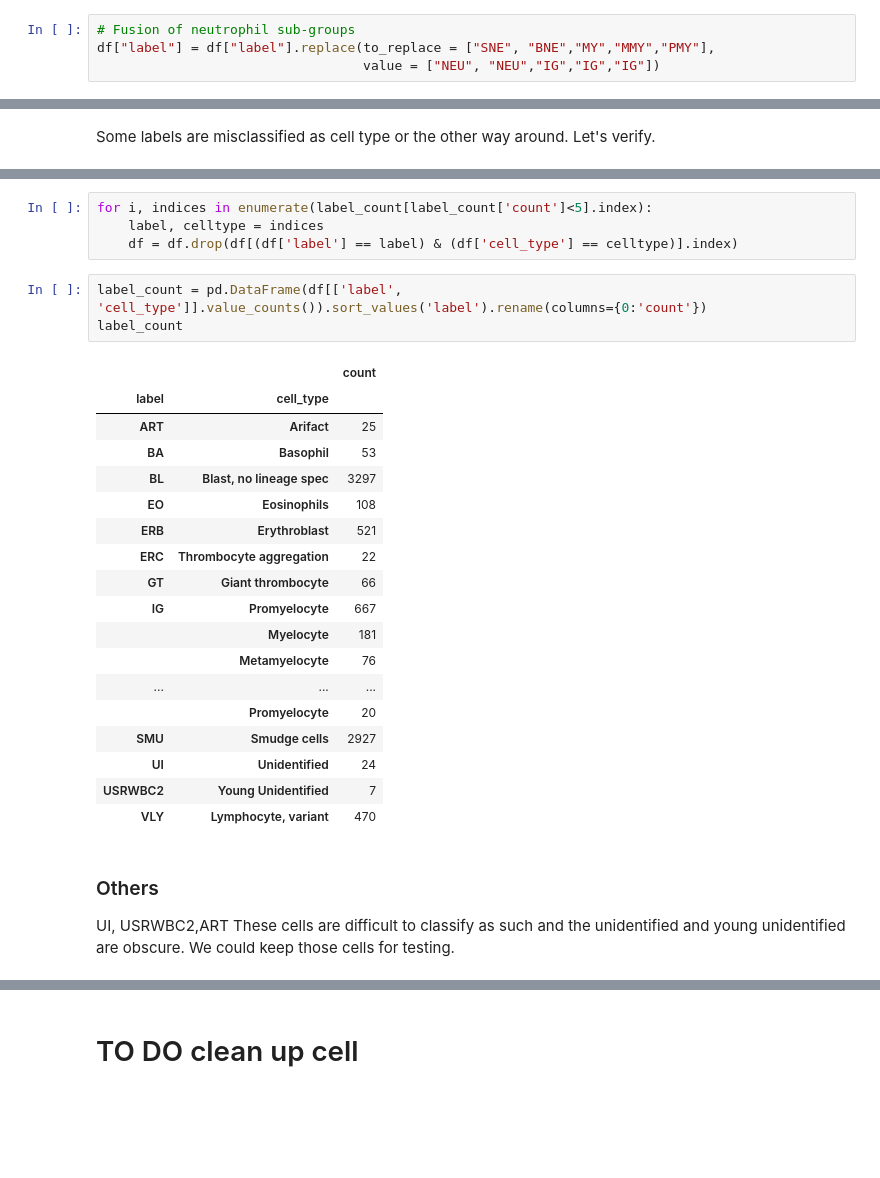
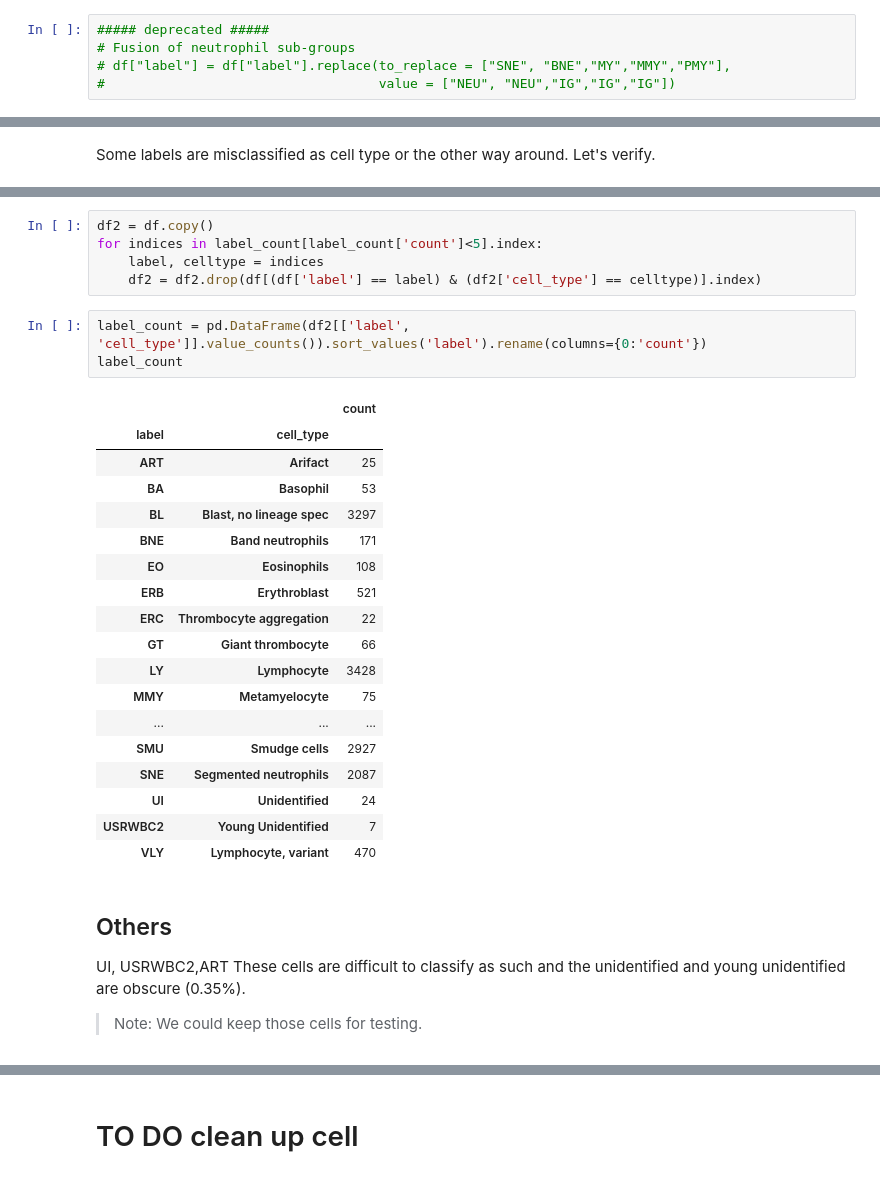
Before and after one commit to Marie-anneMawhin/Leukopy, a Jupyter notebook: notebooks/cleaning/Importer_PBC_AML_APL.ipynb, the cells around one changed output, grey strips where cells are left out. Cells and saved outputs as stored; diff of their text form; blank space fills up the shorter version.

```diff
--- a/notebooks/cleaning/Importer_PBC_AML_APL.ipynb
+++ b/notebooks/cleaning/Importer_PBC_AML_APL.ipynb
@@ -140,9 +151,10 @@ There is no label `PLT`
 # %% [markdown]
 Let's merge the class as in the healthy dataset:
 # %%
+##### deprecated #####
 # Fusion of neutrophil sub-groups
-df["label"] = df["label"].replace(to_replace = ["SNE", "BNE","MY","MMY","PMY"],
-                                  value = ["NEU", "NEU","IG","IG","IG"])
+# df["label"] = df["label"].replace(to_replace = ["SNE", "BNE","MY","MMY","PMY"],
+#                                   value = ["NEU", "NEU","IG","IG","IG"])
 # %% [markdown]
 # other labels
 
@@ -219,30 +213,32 @@ Most of the cell that are badly classified show 2 cells. We will exclude those v
 # %%
-for i, indices in enumerate(label_count[label_count['count']<5].index):
+df2 = df.copy()
+for indices in label_count[label_count['count']<5].index:
     label, celltype = indices
-    df = df.drop(df[(df['label'] == label) & (df['cell_type'] == celltype)].index)
+    df2 = df2.drop(df[(df['label'] == label) & (df2['cell_type'] == celltype)].index)
 # %%
-label_count = pd.DataFrame(df[['label', 'cell_type']].value_counts()).sort_values('label').rename(columns={0:'count'})
+label_count = pd.DataFrame(df2[['label', 'cell_type']].value_counts()).sort_values('label').rename(columns={0:'count'})
 label_count
 # %% [output]
 |  |  | count |
 | label | cell_type |  |
 | ART | Arifact | 25 |
 | BA | Basophil | 53 |
 | BL | Blast, no lineage spec | 3297 |
+| BNE | Band neutrophils | 171 |
 | EO | Eosinophils | 108 |
 | ERB | Erythroblast | 521 |
 | ERC | Thrombocyte aggregation | 22 |
 | GT | Giant thrombocyte | 66 |
-| IG | Promyelocyte | 667 |
-|  | Myelocyte | 181 |
-|  | Metamyelocyte | 76 |
+| LY | Lymphocyte | 3428 |
+| MMY | Metamyelocyte | 75 |
 | ... | ... | ... |
-|  | Promyelocyte | 20 |
 | SMU | Smudge cells | 2927 |
+| SNE | Segmented neutrophils | 2087 |
 | UI | Unidentified | 24 |
 | USRWBC2 | Young Unidentified | 7 |
 | VLY | Lymphocyte, variant | 470 |
 # %% [markdown]
-### Others
+## Others
 UI, USRWBC2,ART
-These cells are difficult to classify as such and the unidentified and young unidentified are obscure. We could keep those cells for testing.
+These cells are difficult to classify as such and the unidentified and young unidentified are obscure (0.35%).
+> Note: We could keep those cells for testing.
```
Also changed, not shown: parts of 33 cells of this notebook.
